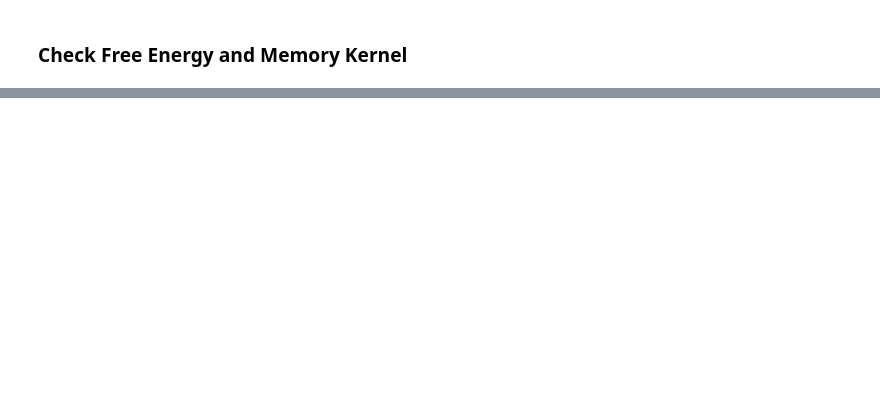
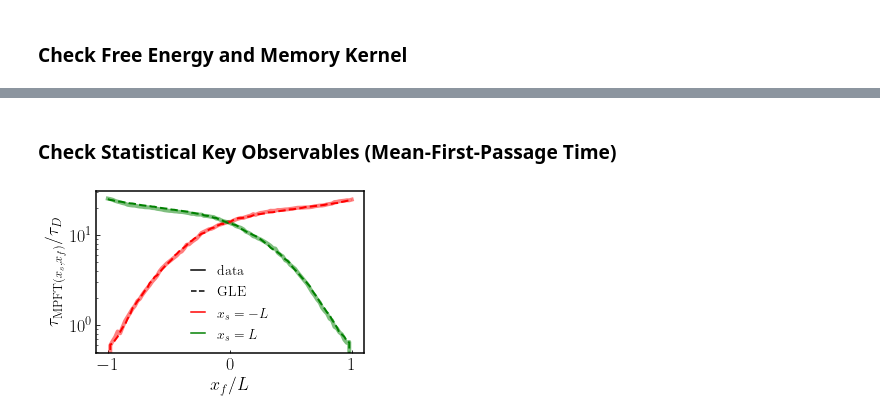
Before and after one commit to hkiefer/gle_sims, a Jupyter notebook: full_gle_modeling_example.ipynb, the cells around one changed output, grey strips where cells are left out. Cells and saved outputs as stored; diff of their text form; code cells hidden in the pictures; blank space fills up the shorter version.

Commit message:
add mfpt calc

```diff
--- a/full_gle_modeling_example.ipynb
+++ b/full_gle_modeling_example.ipynb
@@ -461,0 +462,45 @@ plt.legend(loc='best',frameon=False,fontsize=14)
+# %% [markdown]
+### Check Statistical Key Observables (Mean-First-Passage Time)
+# %%
+from calc_mpfts import *
+
+#from Lucas Tepper
+xs1 = -1
+xf1 = 1
+
+radii = np.linspace(xs1,xf1,100)
+
+mfpt, mfpt_std, counts = calc_mfpt(x, start=xs1, end=xf1, n_points=len(radii), dt=dt)
+mfpt1 = np.zeros(len(radii))
+mfpt2 = np.zeros(len(radii))
+
+for j in range(len(mfpt1)):
+
+        mfpt1[j] = np.nan_to_num(mfpt[0][j],0)
+        mfpt2[j] = np.nan_to_num(mfpt[-1][j],0)
+
+mfpt_sim, mfpt_std, counts = calc_mfpt(x_sim, start=xs1, end=xf1, n_points=len(radii), dt=dt)
+mfpt1_sim = np.zeros(len(radii))
+mfpt2_sim = np.zeros(len(radii))
+
+for j in range(len(mfpt1)):
+
+        mfpt1_sim[j] = np.nan_to_num(mfpt_sim[0][j],0)
+        mfpt2_sim[j] = np.nan_to_num(mfpt_sim[-1][j],0)
+# %%
+plt.plot(radii,mfpt1,'r',lw=4,alpha=0.5)
+plt.plot(radii,mfpt2,'g',lw=4,alpha=0.5)
+plt.plot(radii,mfpt1_sim,'r--',lw=2,alpha=1)
+plt.plot(radii,mfpt2_sim,'g--',lw=2,alpha=1)
+plt.plot([],[],color='k',label='data')
+plt.plot([],[],color='k',linestyle='--',label='GLE')
+plt.plot([],[],color='r',linestyle='-',label='$x_s = -L$')
+plt.plot([],[],color='g',linestyle='-',label='$x_s = L$')
+
+plt.ylabel('$\\tau_{\\text{MPFT}(x_s,x_f)}/\\tau_D$')
+plt.xlabel('$x_f/L$')
+plt.yscale('log')
+plt.legend(loc='best',frameon=False,fontsize=14,handlelength=1)
+plt.show()
+# %% [output]
+[figure, added]
```
Also changed, not shown: parts of 5 cells of this notebook, 1 other file.
